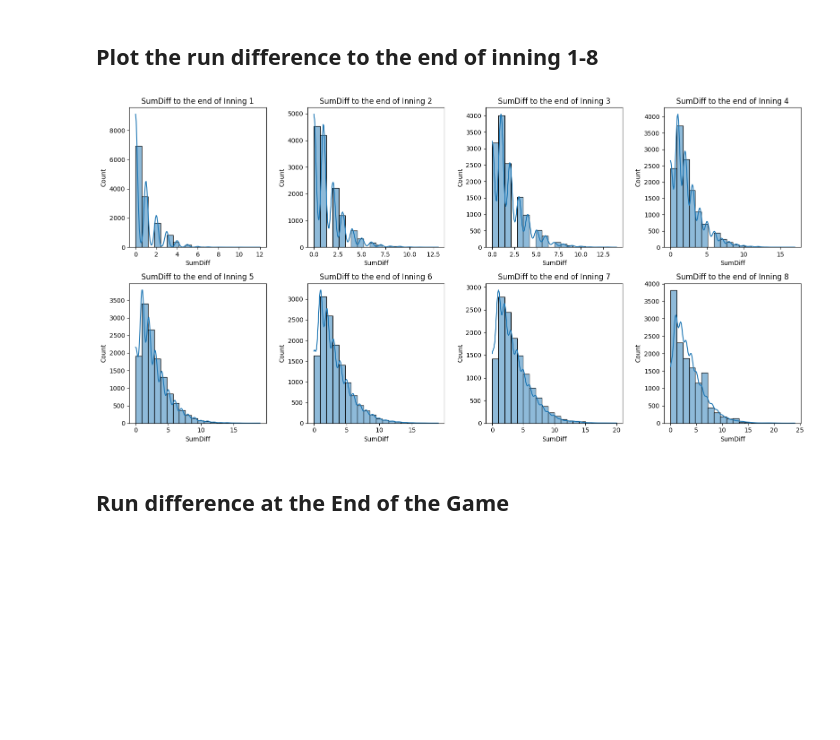
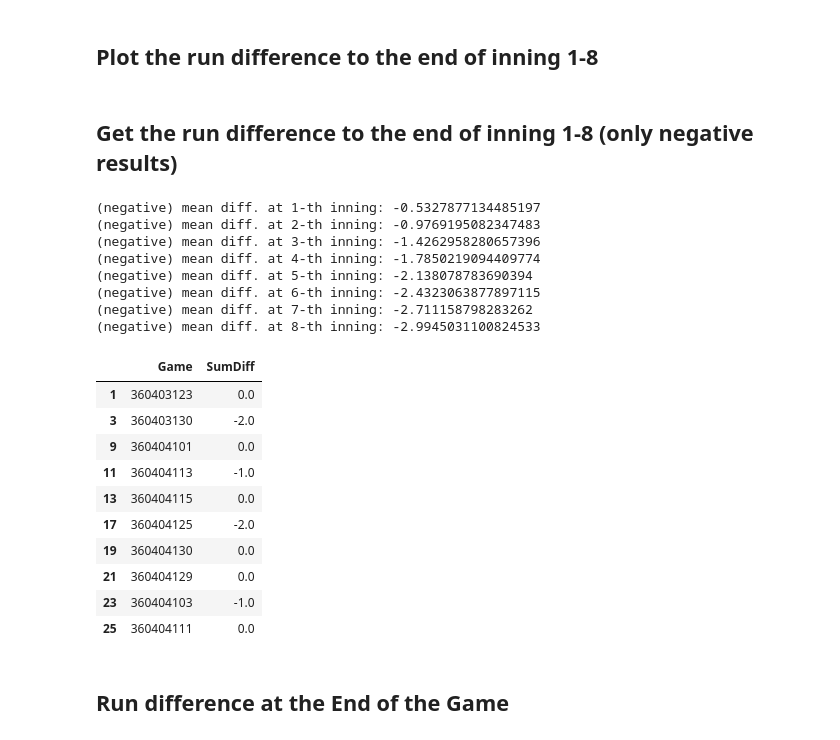
Before and after one commit to lbwei1016/Statistics-2024, a Jupyter notebook: descriptive_analysis.ipynb, the cells around one changed output. Saved outputs shown, nothing was run; the diff lists cells and outputs as text; code cells hidden in the pictures; blank space fills up the shorter version.

Commit message:
confidence interval, prelimenary result

```diff
--- a/descriptive_analysis.ipynb
+++ b/descriptive_analysis.ipynb
@@ -50,17 +80,47 @@ def Sum_to_n_inning(To_which_inning):
 # %% [markdown]
 ## Plot the run difference to the end of inning 1-8
 # %%
-# Create subplots
-fig, axs = plt.subplots(2, 4, figsize=(16, 8))  # 2 rows, 4 columns
+# # Create subplots
+# fig, axs = plt.subplots(2, 4, figsize=(16, 8))  # 2 rows, 4 columns
 
-for i, ax in enumerate(axs.flat, start=1):
-    plt.subplot(2, 4, i)  # Set current subplot
-    Sum_to_n_inning(i)
+# neg_diff_data_list = []
+# for i, ax in enumerate(axs.flat, start=1):
+#     plt.subplot(2, 4, i)  # Set current subplot
+#     diff_data = Sum_to_n_inning(i)
 
-plt.tight_layout()  # Adjust layout to prevent overlap
-plt.show()
+# plt.tight_layout()  # Adjust layout to prevent overlap
+# plt.show()
-# %% [output]
-[figure, removed]
+# %% [markdown]
+## Get the run difference to the end of inning 1-8 (only negative results)
+# %%
+neg_diff_data_list = []
+for i in range(1, 9):
+    neg_diff_data = neg_sum_to_n_inning(i)
+    neg_diff_mean = neg_diff_data['SumDiff'].mean()
+    print(f'(negative) mean diff. at {i}-th inning: {neg_diff_mean}')
+    neg_diff_data_list.append(neg_diff_data)
+
+neg_diff_data_list[0].head(10)
+# %% [output]
+(negative) mean diff. at 1-th inning: -0.5327877134485197
+(negative) mean diff. at 2-th inning: -0.9769195082347483
+(negative) mean diff. at 3-th inning: -1.4262958280657396
+(negative) mean diff. at 4-th inning: -1.7850219094409774
+(negative) mean diff. at 5-th inning: -2.138078783690394
+(negative) mean diff. at 6-th inning: -2.4323063877897115
+(negative) mean diff. at 7-th inning: -2.711158798283262
+(negative) mean diff. at 8-th inning: -2.9945031100824533
+|  | Game | SumDiff |
+| 1 | 360403123 | 0.0 |
+| 3 | 360403130 | -2.0 |
+| 9 | 360404101 | 0.0 |
+| 11 | 360404113 | -1.0 |
+| 13 | 360404115 | 0.0 |
+| 17 | 360404125 | -2.0 |
+| 19 | 360404130 | 0.0 |
+| 21 | 360404129 | 0.0 |
+| 23 | 360404103 | -1.0 |
+| 25 | 360404111 | 0.0 |
 # %% [markdown]
 ## Run difference at the End of the Game
 # %%
```
Also changed, not shown: parts of 10 cells of this notebook.
